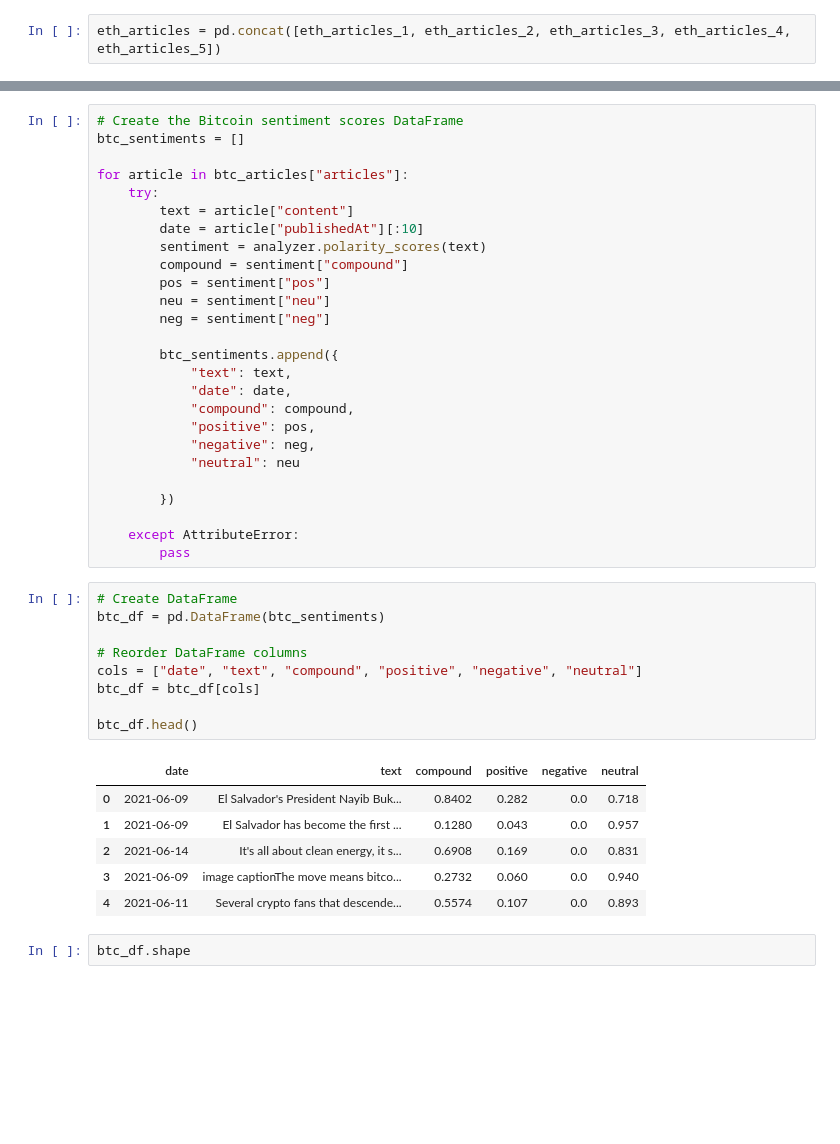
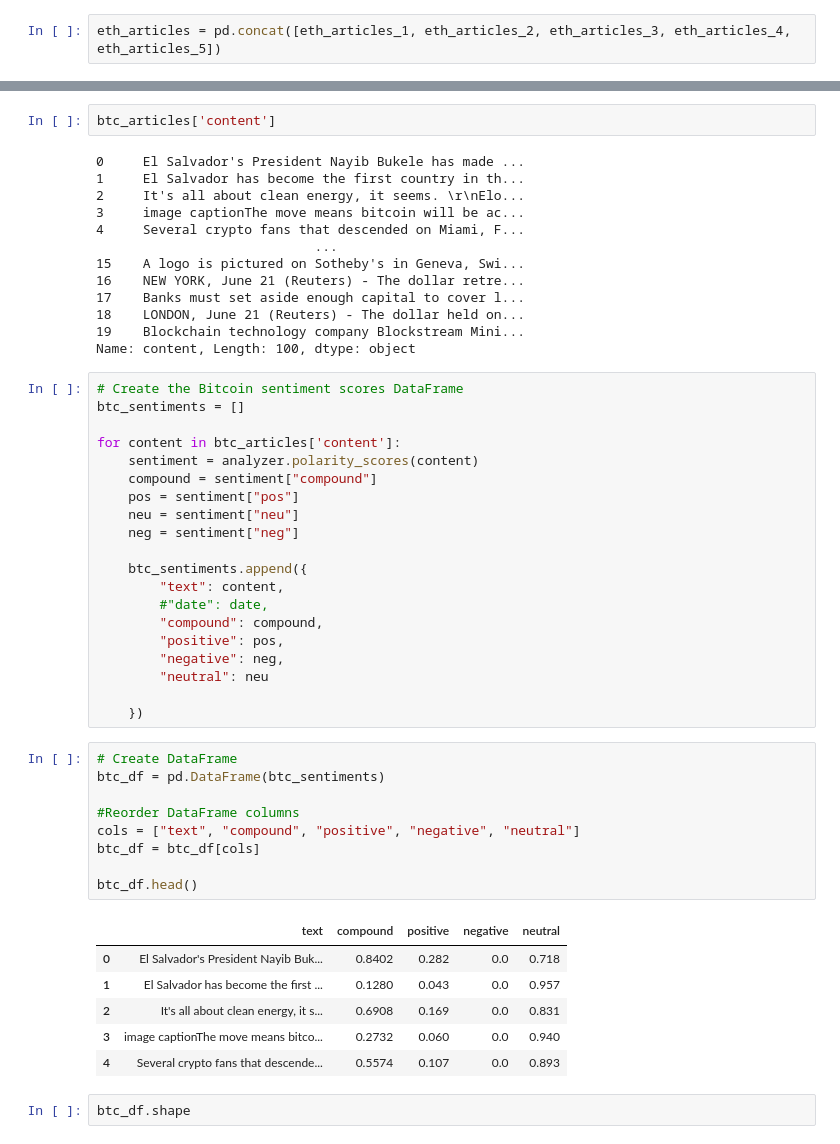
Before and after one commit to Mikhara/Unit_12_Tales-from-Crypto, a Jupyter notebook: homework/Starter_Code/crypto_sentiment.ipynb, the cells around one changed output, grey strips where cells are left out. Drawn from its saved outputs; the diff is of its cells as text; blank space fills up the shorter version.

```diff
--- a/homework/Starter_Code/crypto_sentiment.ipynb
+++ b/homework/Starter_Code/crypto_sentiment.ipynb
@@ -73,45 +79,54 @@ eth_articles = pd.concat([eth_articles_1, eth_articles_2, eth_articles_3, eth_ar
+# %%
+btc_articles['content']
+# %% [output]
+0     El Salvador's President Nayib Bukele has made ...
+1     El Salvador has become the first country in th...
+2     It's all about clean energy, it seems. \r\nElo...
+3     image captionThe move means bitcoin will be ac...
+4     Several crypto fans that descended on Miami, F...
+                            ...
+15    A logo is pictured on Sotheby's in Geneva, Swi...
+16    NEW YORK, June 21 (Reuters) - The dollar retre...
+17    Banks must set aside enough capital to cover l...
+18    LONDON, June 21 (Reuters) - The dollar held on...
+19    Blockchain technology company Blockstream Mini...
+Name: content, Length: 100, dtype: object
 # %%
 # Create the Bitcoin sentiment scores DataFrame
 btc_sentiments = []
 
-for article in btc_articles["articles"]:
-    try:
-        text = article["content"]
-        date = article["publishedAt"][:10]
-        sentiment = analyzer.polarity_scores(text)
-        compound = sentiment["compound"]
-        pos = sentiment["pos"]
-        neu = sentiment["neu"]
-        neg = sentiment["neg"]
+for content in btc_articles['content']:
+    sentiment = analyzer.polarity_scores(content)
+    compound = sentiment["compound"]
+    pos = sentiment["pos"]
+    neu = sentiment["neu"]
+    neg = sentiment["neg"]
 
-        btc_sentiments.append({
-            "text": text,
-            "date": date,
-            "compound": compound,
-            "positive": pos,
-            "negative": neg,
-            "neutral": neu
+    btc_sentiments.append({
+        "text": content,
+        #"date": date,
+        "compound": compound,
+        "positive": pos,
+        "negative": neg,
+        "neutral": neu
 
-        })
-
-    except AttributeError:
-        pass
+    })
 # %%
 # Create DataFrame
 btc_df = pd.DataFrame(btc_sentiments)
 
-# Reorder DataFrame columns
-cols = ["date", "text", "compound", "positive", "negative", "neutral"]
+#Reorder DataFrame columns
+cols = ["text", "compound", "positive", "negative", "neutral"]
 btc_df = btc_df[cols]
 
 btc_df.head()
 # %% [output]
-|  | date | text | compound | positive | negative | neutral |
-| 0 | 2021-06-09 | El Salvador's President Nayib Buk... | 0.8402 | 0.282 | 0.0 | 0.718 |
-| 1 | 2021-06-09 | El Salvador has become the first ... | 0.1280 | 0.043 | 0.0 | 0.957 |
-| 2 | 2021-06-14 | It's all about clean energy, it s... | 0.6908 | 0.169 | 0.0 | 0.831 |
-| 3 | 2021-06-09 | image captionThe move means bitco... | 0.2732 | 0.060 | 0.0 | 0.940 |
-| 4 | 2021-06-11 | Several crypto fans that descende... | 0.5574 | 0.107 | 0.0 | 0.893 |
+|  | text | compound | positive | negative | neutral |
+| 0 | El Salvador's President Nayib Buk... | 0.8402 | 0.282 | 0.0 | 0.718 |
+| 1 | El Salvador has become the first ... | 0.1280 | 0.043 | 0.0 | 0.957 |
+| 2 | It's all about clean energy, it s... | 0.6908 | 0.169 | 0.0 | 0.831 |
+| 3 | image captionThe move means bitco... | 0.2732 | 0.060 | 0.0 | 0.940 |
+| 4 | Several crypto fans that descende... | 0.5574 | 0.107 | 0.0 | 0.893 |
 # %%
 btc_df.shape
 # %% [output]
```
Also changed, not shown: parts of 42 cells of this notebook.
